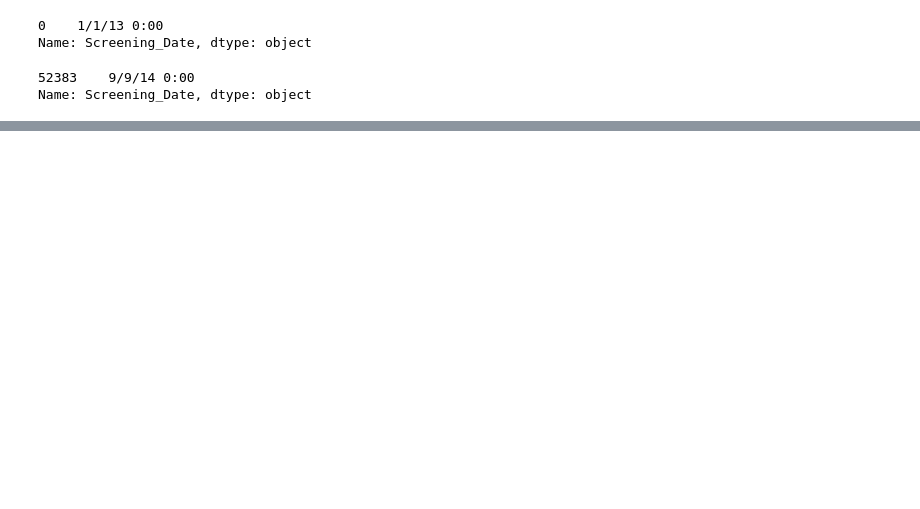
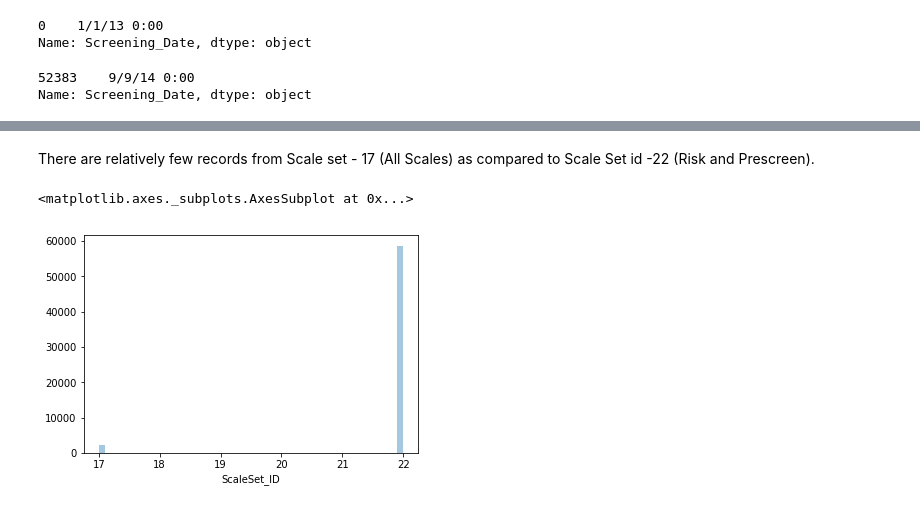
Before and after one commit to kpratikin/Credit-Card-Fraud, a Jupyter notebook: ML_Project.ipynb, the cells around one changed output, grey strips where cells are left out. Drawn from its saved outputs; the diff is of its cells as text; code cells hidden in the pictures; blank space fills up the shorter version.

```diff
--- a/ML_Project.ipynb
+++ b/ML_Project.ipynb
@@ -204,0 +264,7 @@ Name: Screening_Date, dtype: object
+# %% [markdown]
+There are relatively few records from Scale set - 17 (All Scales) as compared to Scale Set id -22 (Risk and Prescreen).
+# %%
+sns.distplot(df.ScaleSet_ID,kde=False)
+# %% [output]
+<matplotlib.axes._subplots.AxesSubplot at 0x...>
+[figure, added]
```
Also changed, not shown: parts of 16 cells of this notebook.
